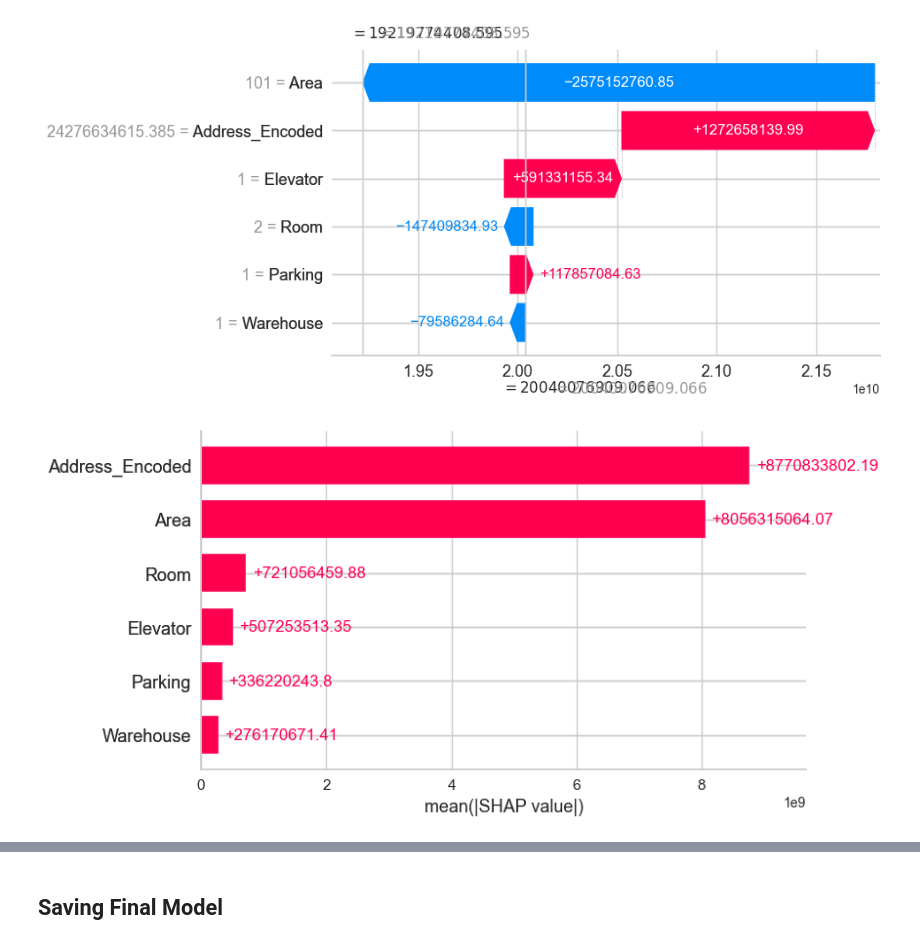
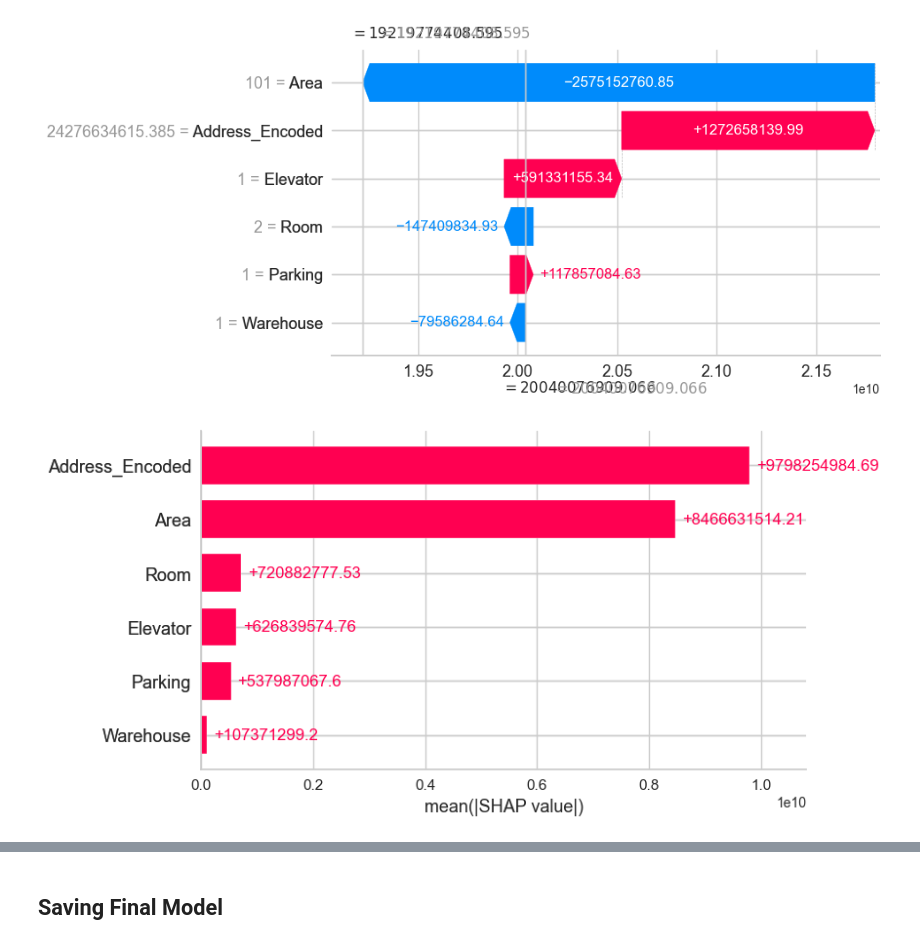
Before and after one commit to Alex-sh707/tehran-house-price-prediction, a Jupyter notebook: notebooks/tehran-divar-house-price-prediction.ipynb, the cells around one changed output, grey strips where cells are left out. Saved outputs shown, nothing was run; the diff lists cells and outputs as text; code cells hidden in the pictures.

```diff
--- a/notebooks/tehran-divar-house-price-prediction.ipynb
+++ b/notebooks/tehran-divar-house-price-prediction.ipynb
@@ -317,5 +292,0 @@ interactive(children=(ToggleButtons(description='Plot Type:', icons=('',), optio
-# %%
-catboost = create_model("catboost")
-tuned_catboost = tune_model(catboost, optimize='R2', n_iter=30)
-
-evaluate_model(tuned_catboost)
@@ -417,11 +312,11 @@ shap.plots.waterfall(shap_values_lgbm[65])
 # %% [output]
 [figure]
 # %%
-explainer_catboost = shap.Explainer(catboost, X_train)
+explainer_catboost = shap.TreeExplainer(catboost)
 shap_values_catboost = explainer_catboost(X_train)
 shap.plots.bar(shap_values_catboost)
 # %% [output]
-[figure, old version]
+[figure, new version]
 # %%
 explainer_gbr = shap.Explainer(gbr, X_train)
 shap_values_gbr = explainer_gbr(X_train)
```
Also changed, not shown: parts of 14 cells of this notebook, 7 other files.
